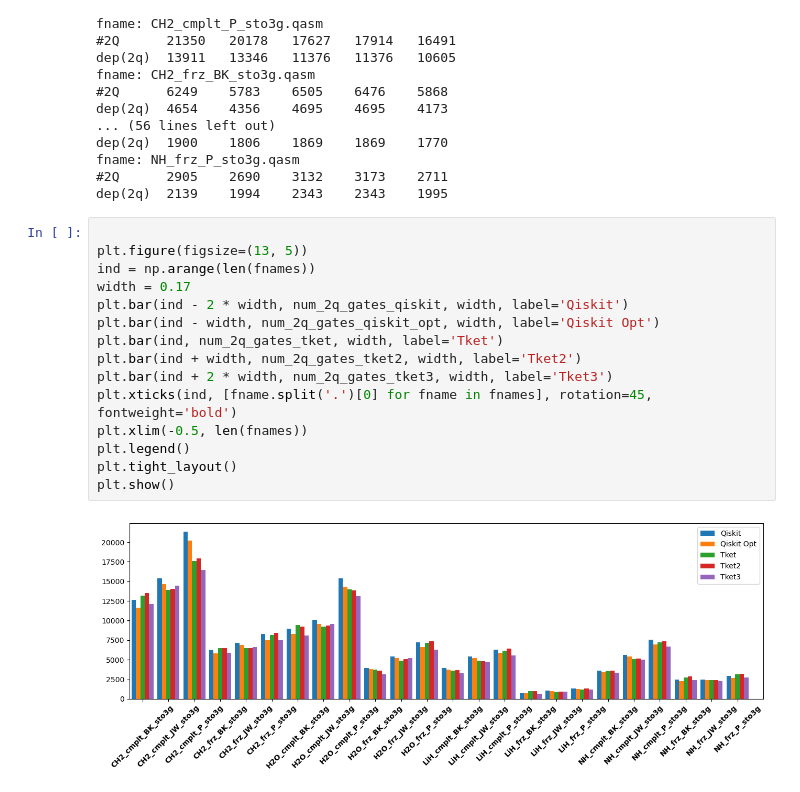
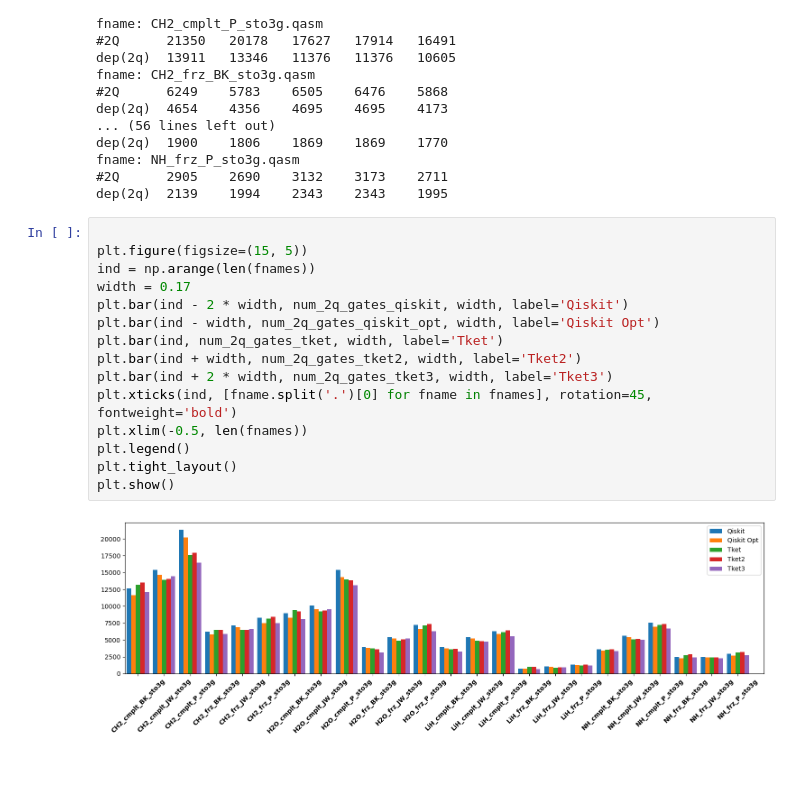
Before and after one commit to iqubit-org/phoenix, a Jupyter notebook: experiments/compare.ipynb, the cells around one changed output. Saved outputs shown, nothing was run; the diff lists cells and outputs as text.

```diff
--- a/experiments/compare.ipynb
+++ b/experiments/compare.ipynb
@@ -333,18 +333,18 @@ fname: NH_frz_P_sto3g.qasm
 dep(2q)  2139    1994    2343    2343    1995
 # %%
 
-plt.figure(figsize=(13, 5))
+plt.figure(figsize=(15, 5))
 ind = np.arange(len(fnames))
 width = 0.17
 plt.bar(ind - 2 * width, num_2q_gates_qiskit, width, label='Qiskit')
 plt.bar(ind - width, num_2q_gates_qiskit_opt, width, label='Qiskit Opt')
 plt.bar(ind, num_2q_gates_tket, width, label='Tket')
 plt.bar(ind + width, num_2q_gates_tket2, width, label='Tket2')
 plt.bar(ind + 2 * width, num_2q_gates_tket3, width, label='Tket3')
 plt.xticks(ind, [fname.split('.')[0] for fname in fnames], rotation=45, fontweight='bold')
 plt.xlim(-0.5, len(fnames))
 plt.legend()
 plt.tight_layout()
 plt.show()
 # %% [output]
-[figure, old version]
+[figure, new version]
```
Also changed, not shown: 9 other files.
